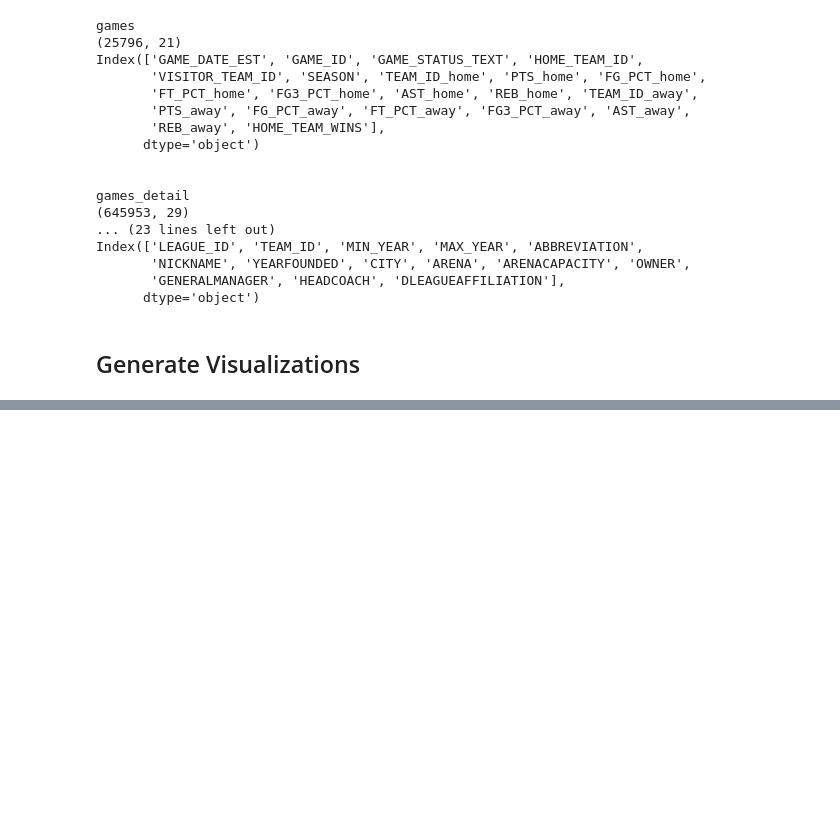
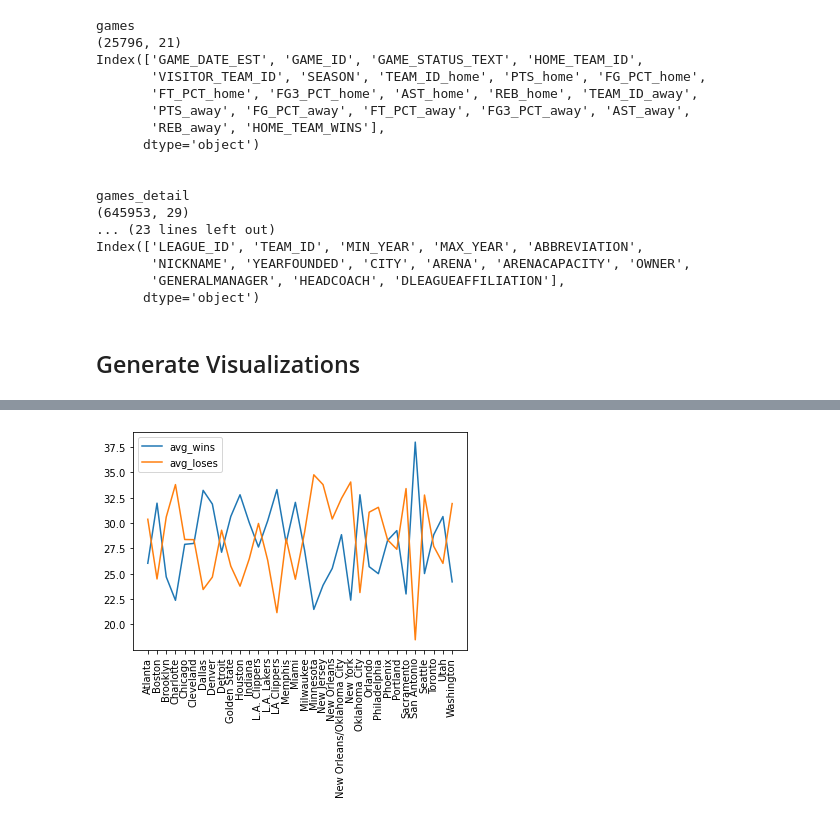
Before and after one commit to vatsal220/medium_articles, a Jupyter notebook: basketball_dashboard/dashboard.ipynb, the cells around one changed output, grey strips where cells are left out. Cells and saved outputs as stored; diff of their text form; code cells hidden in the pictures; blank space fills up the shorter version.

```diff
--- a/basketball_dashboard/dashboard.ipynb
+++ b/basketball_dashboard/dashboard.ipynb
@@ -54,0 +64,16 @@ Index(['LEAGUE_ID', 'TEAM_ID', 'MIN_YEAR', 'MAX_YEAR', 'ABBREVIATION',
+# %%
+# team performance
+team_avgs = data['ranking'].groupby(['TEAM'])['G','W','L'].mean().reset_index().rename(columns = {
+    'G' : 'avg_games',
+    'W' : 'avg_wins',
+    'L' : 'avg_loses'
+})
+
+for c in ['avg_wins', 'avg_loses']:
+    plt.plot(team_avgs['TEAM'].values, team_avgs[c].values, label = c)
+#     team_avgs.plot('TEAM', c, legend = False, kind = 'line')
+plt.xticks(rotation = 90)
+plt.legend(loc = 'upper left')
+plt.show()
+# %% [output]
+[figure, added]
```
Also changed, not shown: parts of 3 cells of this notebook.
